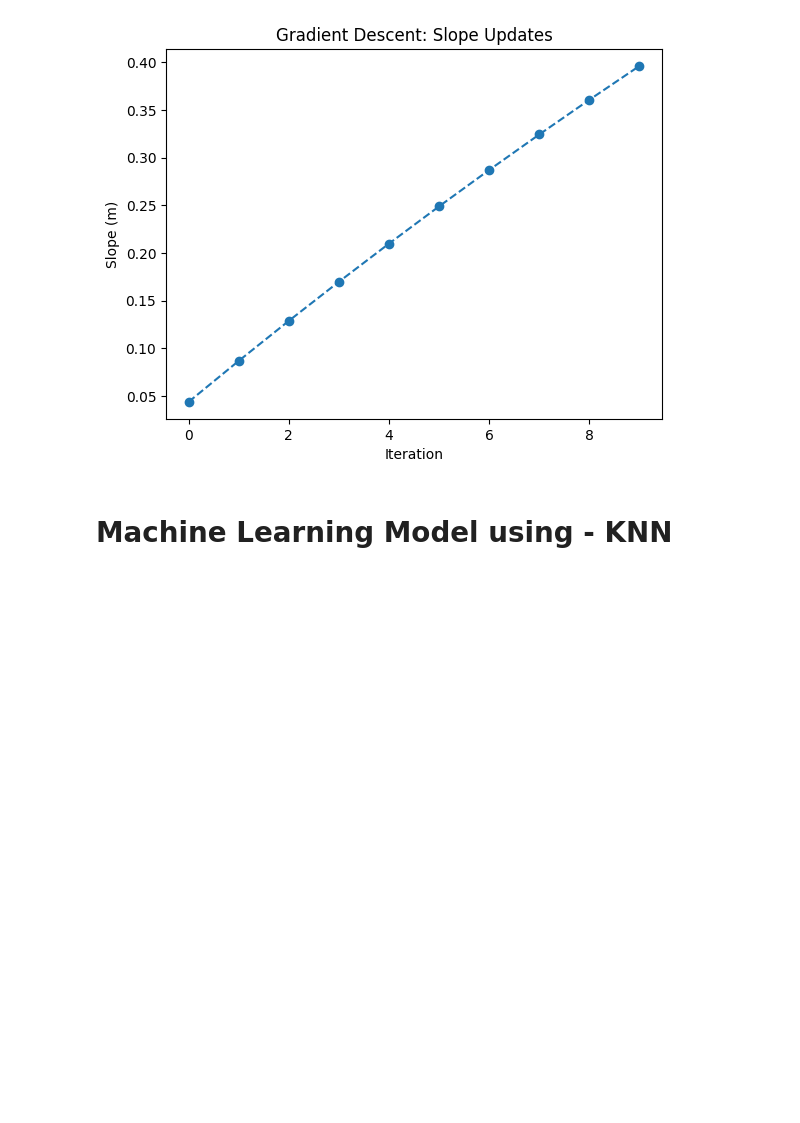
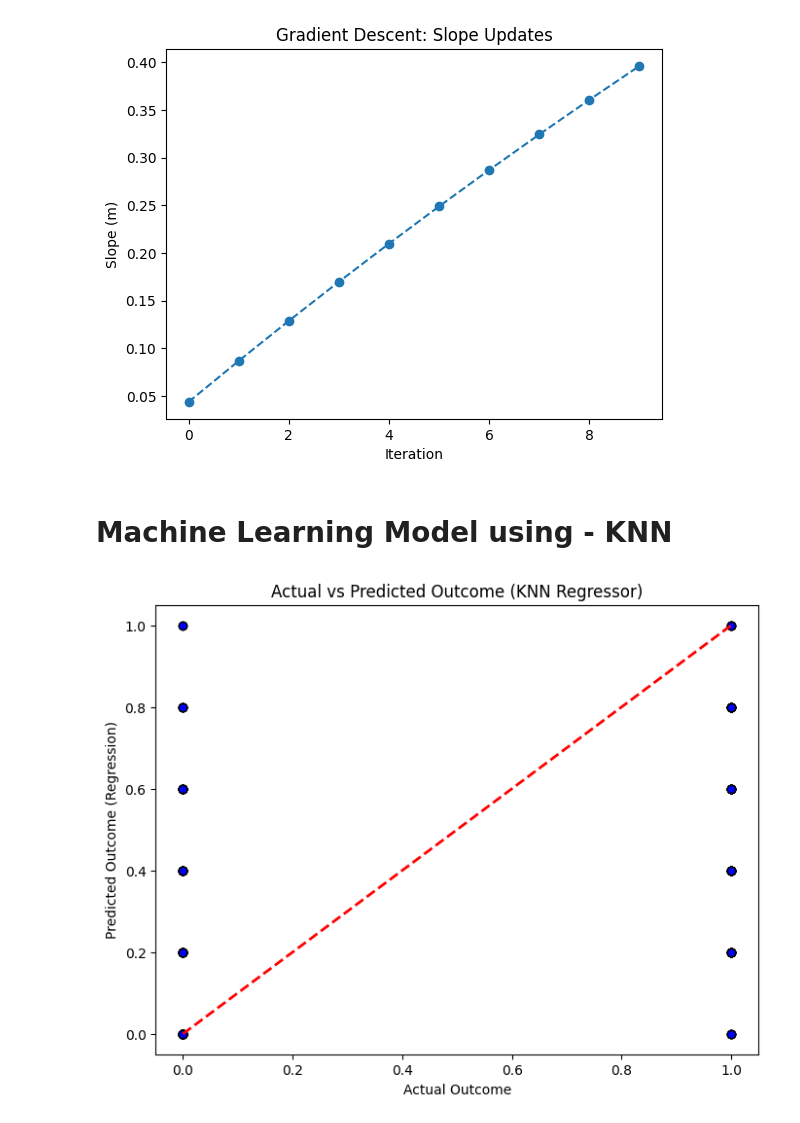
Before and after one commit to Diya0077/AI_LAB, a Jupyter notebook: Day 8/Day8.ipynb, the cells around one changed output. Drawn from its saved outputs; the diff is of its cells as text; code cells hidden in the pictures; blank space fills up the shorter version.

```diff
--- a/Day 8/Day8.ipynb
+++ b/Day 8/Day8.ipynb
@@ -30,3 +30,73 @@ plt.show()
 # Machine Learning Model using - KNN
 # %%
 # using Diabetes
+import pandas as pd
+from sklearn.model_selection import train_test_split
+from sklearn.preprocessing import StandardScaler
+from sklearn.neighbors import KNeighborsRegressor, KNeighborsClassifier
+import matplotlib.pyplot as plt
+import numpy as np
+
+data = pd.read_csv('diabetes.csv')
+
+X = data.drop('Outcome', axis=1)
+y = data['Outcome']
+
+X_train, X_test, y_train, y_test = train_test_split(
+    X, y, test_size=0.2, random_state=42
+)
+
+scaler = StandardScaler()
+X_train_scaled = scaler.fit_transform(X_train)
+X_test_scaled = scaler.transform(X_test)
+
+k = 5
+knn_reg = KNeighborsRegressor(n_neighbors=k)
+knn_reg.fit(X_train_scaled, y_train)
+
+knn_clf = KNeighborsClassifier(n_neighbors=k)
+knn_clf.fit(X_train_scaled, y_train)
+
+y_pred_reg = knn_reg.predict(X_test_scaled)
+
+plt.figure(figsize=(8,6))
+plt.scatter(y_test, y_pred_reg, color='blue', edgecolor='k')
+plt.plot([0,1], [0,1], 'r--', lw=2)
+plt.xlabel("Actual Outcome")
+plt.ylabel("Predicted Outcome (Regression)")
+plt.title("Actual vs Predicted Outcome (KNN Regressor)")
+plt.show()
+
+features = X.columns.tolist()
+print("Enter the following details for prediction:")
+user_values = {}
+for feature in features:
+    user_values[feature] = float(input(f"{feature}: "))
+
+user_df = pd.DataFrame([user_values])
+user_scaled = scaler.transform(user_df)
+
+predicted_value_reg = knn_reg.predict(user_scaled)[0]
+prediction_reg = "Diabetic" if predicted_value_reg >= 0.5 else "Non-Diabetic"
+
+predicted_class = knn_clf.predict(user_scaled)[0]
+prediction_class = "Diabetic" if predicted_class == 1 else "Non-Diabetic"
+
+print(f"\n--- Predictions ---")
+print(f"Regression Predicted Value: {predicted_value_reg:.4f}")
+print(f"Regression Prediction: {prediction_reg}")
+print(f"Classification Prediction: {prediction_class}")
+
+distances, indices = knn_reg.kneighbors(user_scaled)
+print("\nNearest Neighbors (Regression):")
+for i, idx in enumerate(indices[0]):
+    neighbor_label = y_train.iloc[idx]
+    print(f"Neighbor {i+1}: Index={idx}, Outcome={neighbor_label}, Distance={distances[0][i]:.4f}")
+
+distances_clf, indices_clf = knn_clf.kneighbors(user_scaled)
+print("\nNearest Neighbors (Classification):")
+for i, idx in enumerate(indices_clf[0]):
+    neighbor_label = y_train.iloc[idx]
+    print(f"Neighbor {i+1}: Index={idx}, Outcome={neighbor_label}, Distance={distances_clf[0][i]:.4f}")
+# %% [output]
+[figure, added]
```
Also changed, not shown: parts of 2 cells of this notebook, 1 other file.
